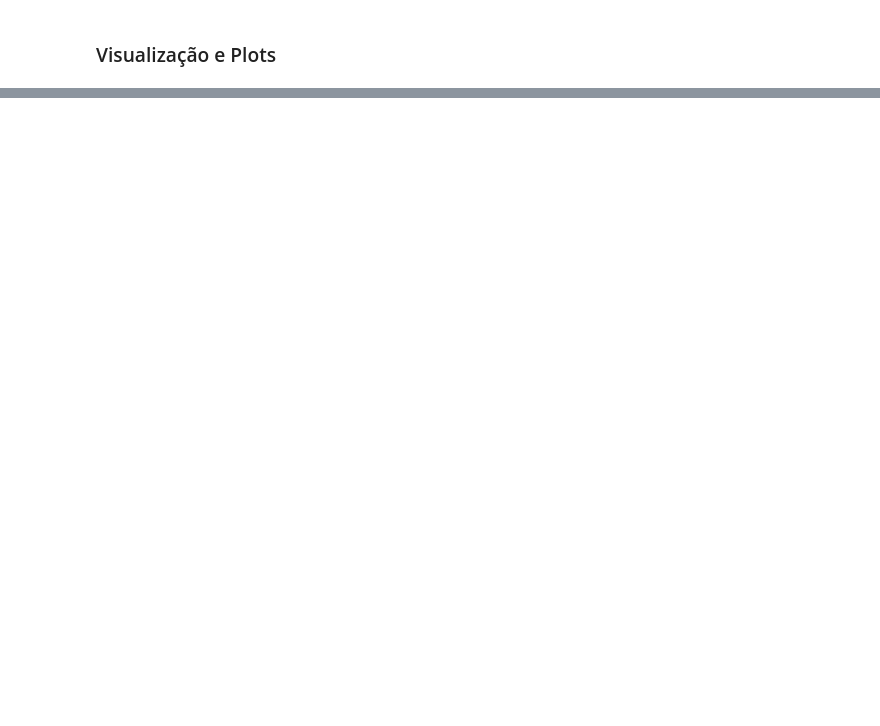
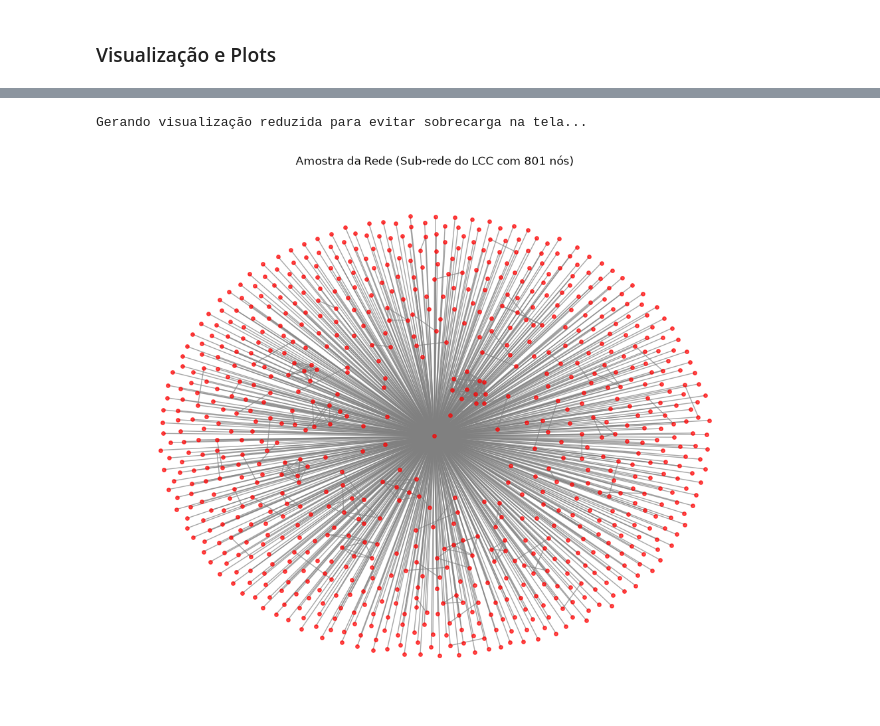
Before and after one commit to rafass03/rafael-santana-memetracker, a Jupyter notebook: notebooks/02_analise_basica.ipynb, the cells around one changed output, grey strips where cells are left out. Cells and saved outputs as stored; diff of their text form; code cells hidden in the pictures; blank space fills up the shorter version.

```diff
--- a/notebooks/02_analise_basica.ipynb
+++ b/notebooks/02_analise_basica.ipynb
@@ -110,15 +144,21 @@ plt.show()
 # %%
 print("Gerando visualização reduzida para evitar sobrecarga na tela...")
 core_graph = nx.k_core(LCC, k=min(np.max(degrees) // 2, 5))
 
 if core_graph.number_of_nodes() < 10 or core_graph.number_of_nodes() > 1000:
     # Fallback para amostra ego graph do nó de maior grau
     max_node = max(dict(LCC.degree()).items(), key=lambda x: x[1])[0]
-    core_graph = nx.ego_graph(LCC, max_node, radius=2)
+    core_graph = nx.ego_graph(LCC, max_node, radius=1)
+    if core_graph.number_of_nodes() > 800:
+        neighbors = list(LCC.neighbors(max_node))[:800]
+        core_graph = LCC.subgraph([max_node] + neighbors)
 
 plt.figure(figsize=(10, 8))
 pos = nx.spring_layout(core_graph, seed=42)
 nx.draw(core_graph, pos, node_size=15, node_color='r', edge_color='gray', with_labels=False, alpha=0.7)
 plt.title(f"Amostra da Rede (Sub-rede do LCC com {core_graph.number_of_nodes()} nós)")
 plt.savefig(os.path.join(report_dir, "visualizacao_grafo.png"))
 plt.show()
+# %% [output]
+Gerando visualização reduzida para evitar sobrecarga na tela...
+[figure, added]
```
Also changed, not shown: parts of 5 cells of this notebook, 12 other files.
